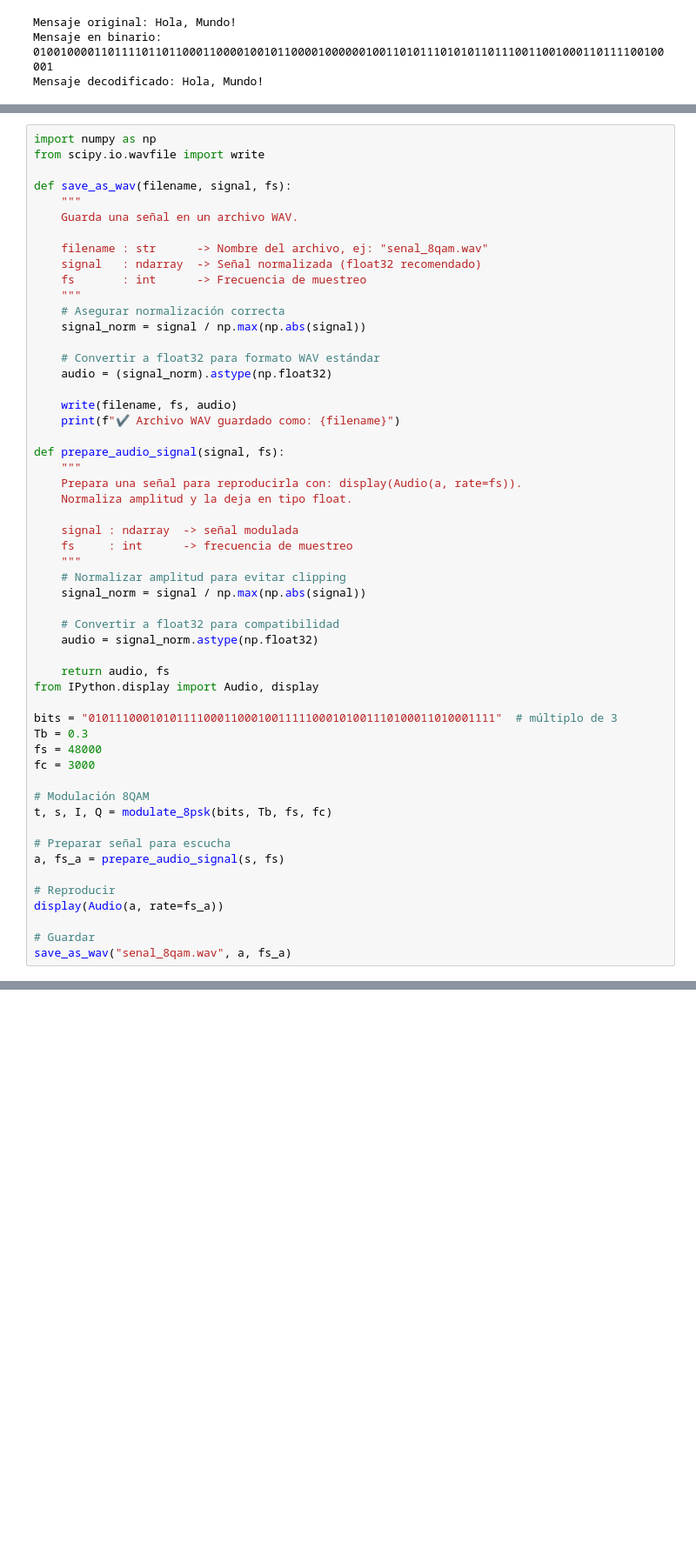
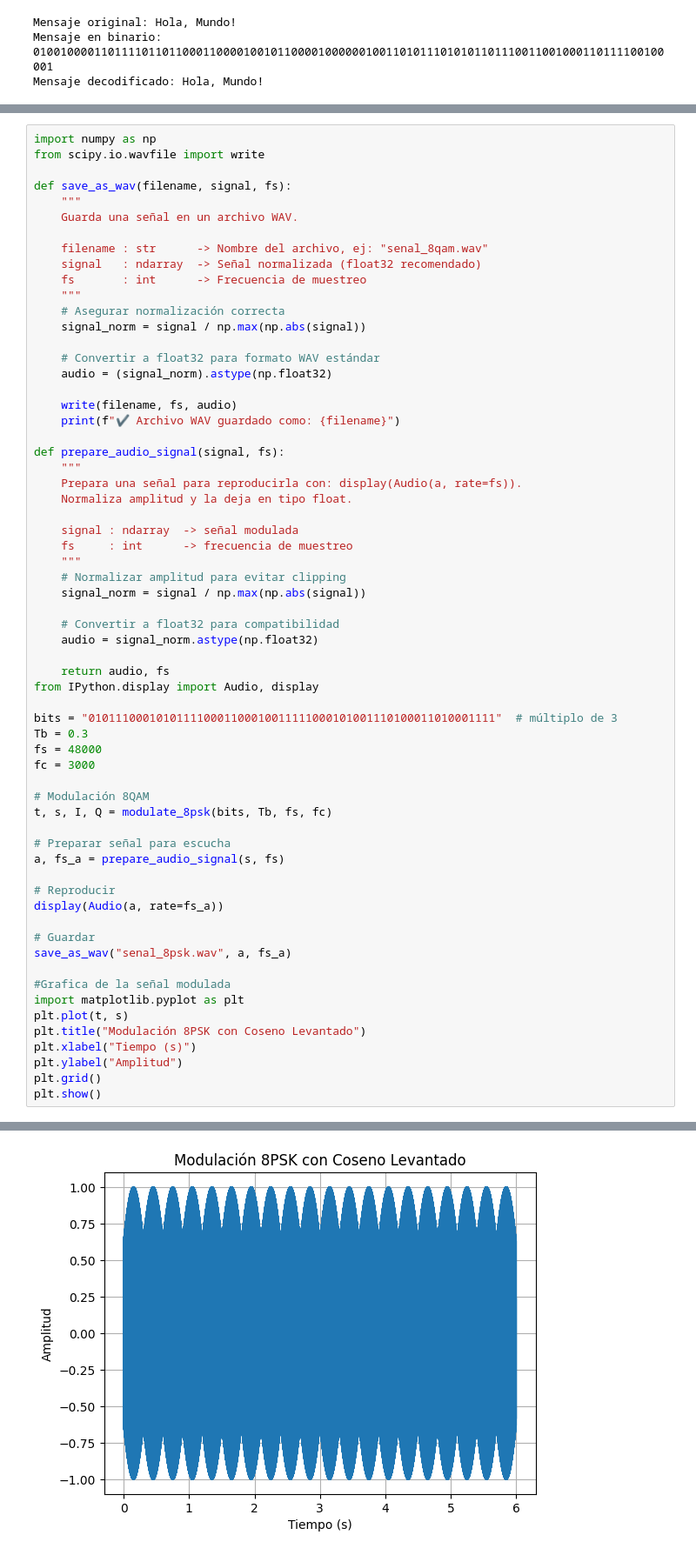
Before and after one commit to jbcgames/Proyecto_Final_PDS, a Jupyter notebook: Transmisor.ipynb, the cells around one changed output, grey strips where cells are left out. Shown at 87% size. Drawn from its saved outputs; the diff is of its cells as text; blank space fills up the shorter version.

```diff
--- a/Transmisor.ipynb
+++ b/Transmisor.ipynb
@@ -174,6 +242,15 @@ a, fs_a = prepare_audio_signal(s, fs)
 display(Audio(a, rate=fs_a))
 
 # Guardar
-save_as_wav("senal_8qam.wav", a, fs_a)
+save_as_wav("senal_8psk.wav", a, fs_a)
+
+#Grafica de la señal modulada
+import matplotlib.pyplot as plt
+plt.plot(t, s)
+plt.title("Modulación 8PSK con Coseno Levantado")
+plt.xlabel("Tiempo (s)")
+plt.ylabel("Amplitud")
+plt.grid()
+plt.show()
 # %% [output]
 [interactive output not drawn]
@@ -180,0 +258 @@ save_as_wav("senal_8qam.wav", a, fs_a)
+[figure, added]
```
Also changed, not shown: parts of 2 cells of this notebook.
